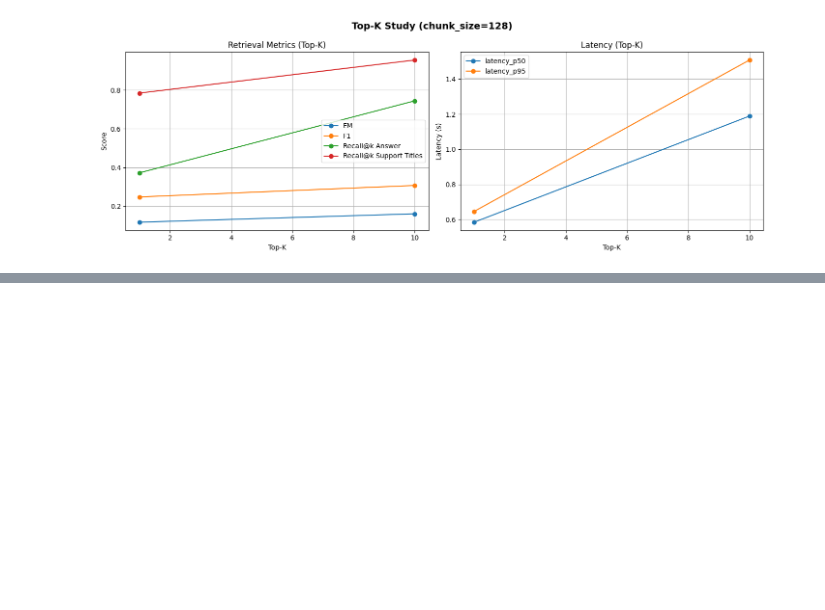
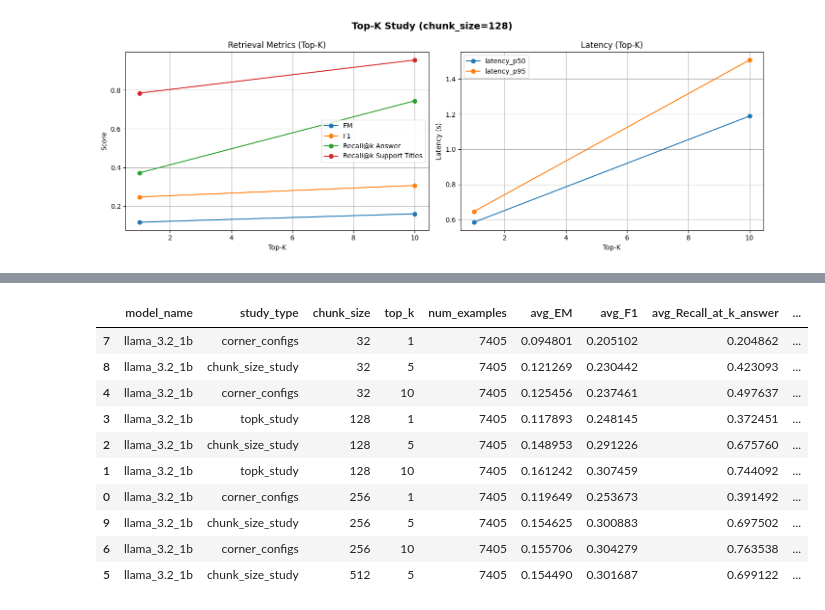
Before and after one commit to montassar03/AAML_Project_RAG, a Jupyter notebook: notebooks/07_All_experiment_summaries.ipynb, the cells around one changed output, grey strips where cells are left out. Saved outputs shown, nothing was run; the diff lists cells and outputs as text; code cells hidden in the pictures; blank space fills up the shorter version.

```diff
--- a/notebooks/07_All_experiment_summaries.ipynb
+++ b/notebooks/07_All_experiment_summaries.ipynb
@@ -150,0 +190,70 @@ plt.show()
+# %%
+import json
+from pathlib import Path
+import pandas as pd
+import matplotlib.pyplot as plt
+
+
+
+output_dir = Path("/home/a/arfaoui/rag_project/Output_1B")
+output_summary = output_dir / "all_experiment_summaries_512.csv"
+
+
+
+def classify_study(chunk_size, top_k):
+    """
+    Classify experiment into study types.
+    """
+    if top_k == 5 and chunk_size in [32, 128, 256, 512]:
+        return "chunk_size_study"
+    elif chunk_size == 128 and top_k in [1, 5, 10]:
+        return "topk_study"
+    else:
+        return "corner_configs"
+
+
+# 4. Collect all summaries
+
+
+records = []
+
+for folder in output_dir.glob("*/summary.json"):
+    with open(folder, "r") as f:
+        summary = json.load(f)
+
+    # Extract fields
+    chunk_size = summary.get("chunk_size")
+    top_k = summary.get("top_k")
+
+    record = {
+        "model_name": "llama_3.2_1b",
+        "study_type": classify_study(chunk_size, top_k),
+        "chunk_size": chunk_size,
+        "top_k": top_k,
+        "num_examples": summary.get("num_examples"),
+        "avg_EM": summary.get("avg_EM"),
+        "avg_F1": summary.get("avg_F1"),
+        "avg_Recall_at_k_answer": summary.get("avg_Recall@k_answer"),
+        "avg_Recall_at_k_support_titles": summary.get("avg_Recall@k_support_titles"),
+        "latency_p50": summary.get("latency_p50"),
+        "latency_p95": summary.get("latency_p95"),
+
+    }
+
+    records.append(record)
+
+
+# 5. Create DataFrame and save CSV
+
+
+df = pd.DataFrame(records)
+
+# Sort for readability
+df = df.sort_values(by=["chunk_size", "top_k"])
+
+# Save to CSV
+df.to_csv(output_summary, index=False)
+
+print("Saved combined CSV to:", output_summary)
+display(df)
+# %% [output]
@@ -150,0 +261,11 @@ plt.show()
+|  | model_name | study_type | chunk_size | top_k | num_examples | avg_EM | avg_F1 | avg_Recall_at_k_answer | ... |
+| 7 | llama_3.2_1b | corner_configs | 32 | 1 | 7405 | 0.094801 | 0.205102 | 0.204862 | ... |
+| 8 | llama_3.2_1b | chunk_size_study | 32 | 5 | 7405 | 0.121269 | 0.230442 | 0.423093 | ... |
+| 4 | llama_3.2_1b | corner_configs | 32 | 10 | 7405 | 0.125456 | 0.237461 | 0.497637 | ... |
+| 3 | llama_3.2_1b | topk_study | 128 | 1 | 7405 | 0.117893 | 0.248145 | 0.372451 | ... |
+| 2 | llama_3.2_1b | chunk_size_study | 128 | 5 | 7405 | 0.148953 | 0.291226 | 0.675760 | ... |
+| 1 | llama_3.2_1b | topk_study | 128 | 10 | 7405 | 0.161242 | 0.307459 | 0.744092 | ... |
+| 0 | llama_3.2_1b | corner_configs | 256 | 1 | 7405 | 0.119649 | 0.253673 | 0.391492 | ... |
+| 9 | llama_3.2_1b | chunk_size_study | 256 | 5 | 7405 | 0.154625 | 0.300883 | 0.697502 | ... |
+| 6 | llama_3.2_1b | corner_configs | 256 | 10 | 7405 | 0.155706 | 0.304279 | 0.763538 | ... |
+| 5 | llama_3.2_1b | chunk_size_study | 512 | 5 | 7405 | 0.154490 | 0.301687 | 0.699122 | ... |
```
Also changed, not shown: parts of 4 cells of this notebook, 14 other files.
